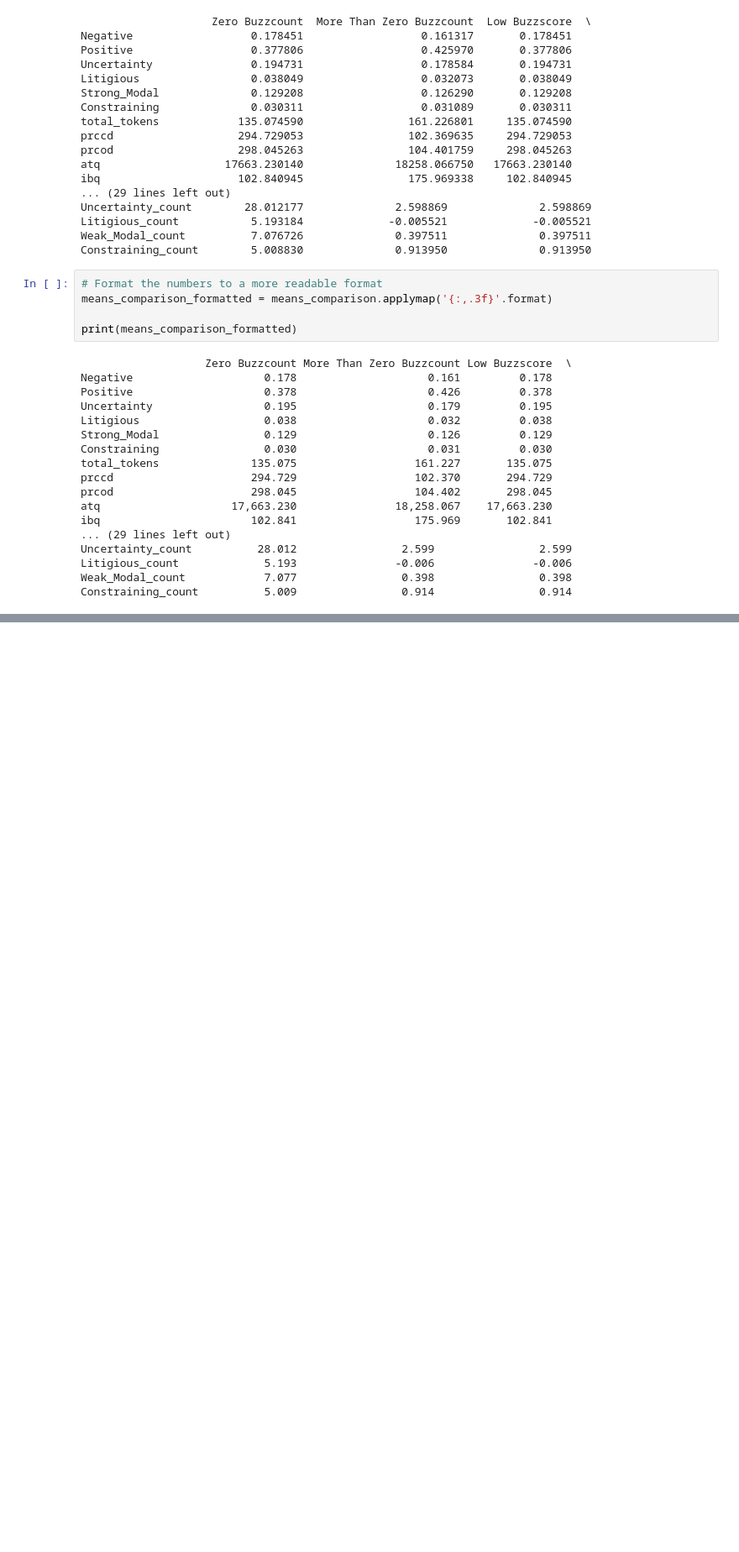
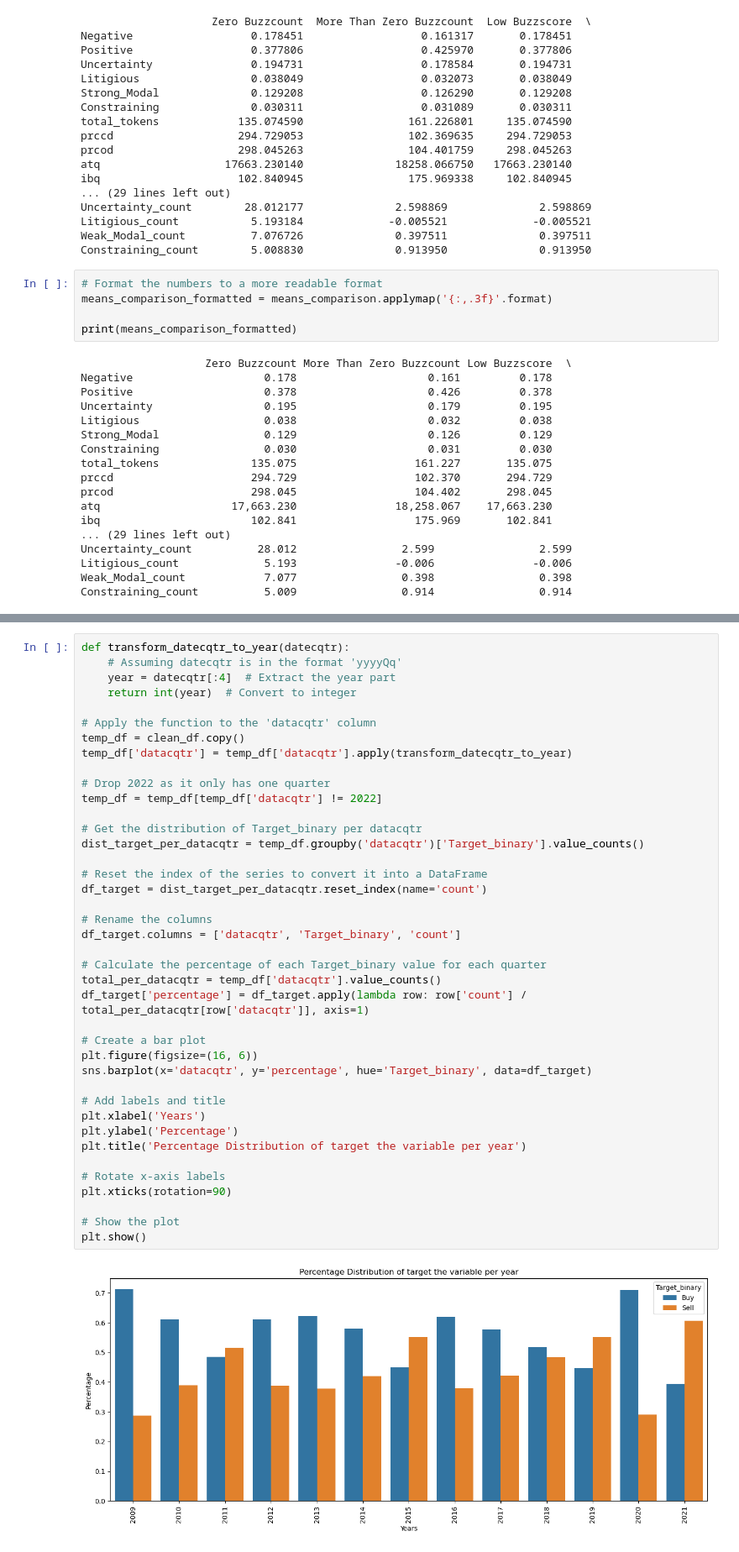
Before and after one commit to StayerM/682271Thesis, a Jupyter notebook: Final_Data_preprocessing.ipynb, the cells around one changed output, grey strips where cells are left out. Shown at 84% size. Saved outputs shown, nothing was run; the diff lists cells and outputs as text; blank space fills up the shorter version.

```diff
--- a/Final_Data_preprocessing.ipynb
+++ b/Final_Data_preprocessing.ipynb
@@ -573,0 +602,42 @@ Constraining_count          5.009                0.914                0.914
+# %%
+def transform_datecqtr_to_year(datecqtr):
+    # Assuming datecqtr is in the format 'yyyyQq'
+    year = datecqtr[:4]  # Extract the year part
+    return int(year)  # Convert to integer
+
+# Apply the function to the 'datacqtr' column
+temp_df = clean_df.copy()
+temp_df['datacqtr'] = temp_df['datacqtr'].apply(transform_datecqtr_to_year)
+
+# Drop 2022 as it only has one quarter
+temp_df = temp_df[temp_df['datacqtr'] != 2022]
+
+# Get the distribution of Target_binary per datacqtr
+dist_target_per_datacqtr = temp_df.groupby('datacqtr')['Target_binary'].value_counts()
+
+# Reset the index of the series to convert it into a DataFrame
+df_target = dist_target_per_datacqtr.reset_index(name='count')
+
+# Rename the columns
+df_target.columns = ['datacqtr', 'Target_binary', 'count']
+
+# Calculate the percentage of each Target_binary value for each quarter
+total_per_datacqtr = temp_df['datacqtr'].value_counts()
+df_target['percentage'] = df_target.apply(lambda row: row['count'] / total_per_datacqtr[row['datacqtr']], axis=1)
+
+# Create a bar plot
+plt.figure(figsize=(16, 6))
+sns.barplot(x='datacqtr', y='percentage', hue='Target_binary', data=df_target)
+
+# Add labels and title
+plt.xlabel('Years')
+plt.ylabel('Percentage')
+plt.title('Percentage Distribution of target the variable per year')
+
+# Rotate x-axis labels
+plt.xticks(rotation=90)
+
+# Show the plot
+plt.show()
+# %% [output]
+[figure, added]
```
Also changed, not shown: parts of 3 cells of this notebook.
